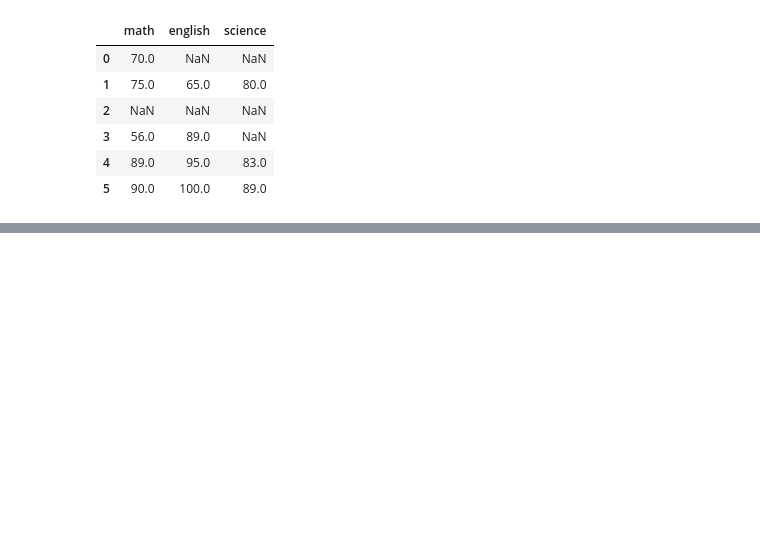
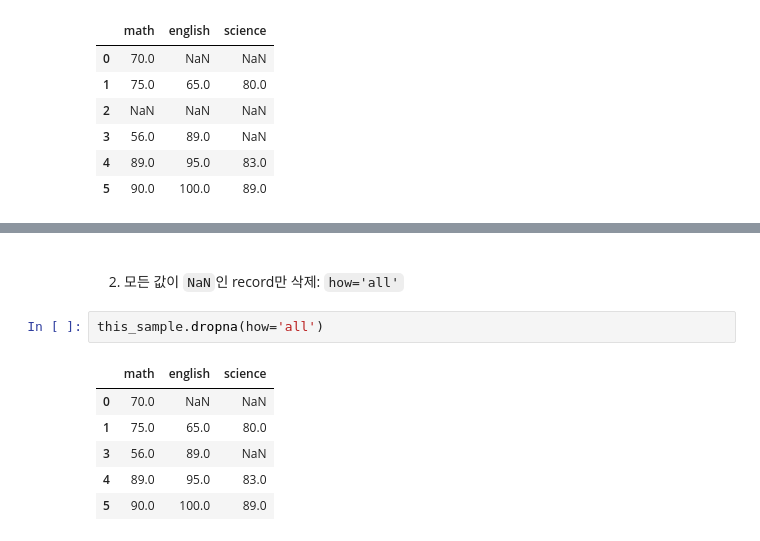
Before and after one commit to dev-EthanJ/Numpy_and_Pandas, a Jupyter notebook: 20221101_1_Data_pre-processing_2.ipynb, the cells around one changed output, grey strips where cells are left out. Saved outputs shown, nothing was run; the diff lists cells and outputs as text; blank space fills up the shorter version.

```diff
--- a/20221101_1_Data_pre-processing_2.ipynb
+++ b/20221101_1_Data_pre-processing_2.ipynb
@@ -347,0 +375,13 @@ this_sample
+# %% [markdown]
+<br>
+
+2. 모든 값이 `NaN`인 record만 삭제: `how='all'`
+# %%
+this_sample.dropna(how='all')
+# %% [output]
+|  | math | english | science |
+| 0 | 70.0 | NaN | NaN |
+| 1 | 75.0 | 65.0 | 80.0 |
+| 3 | 56.0 | 89.0 | NaN |
+| 4 | 89.0 | 95.0 | 83.0 |
+| 5 | 90.0 | 100.0 | 89.0 |
```
Also changed, not shown: parts of 10 cells of this notebook, 5 other files.
